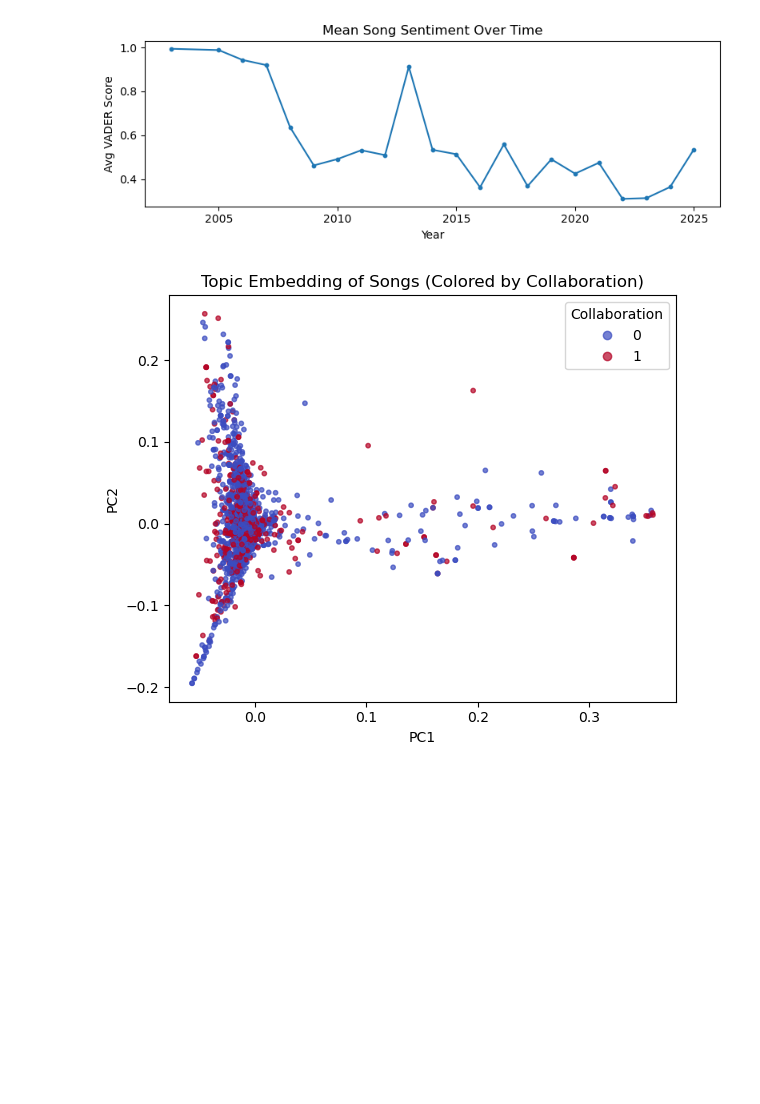
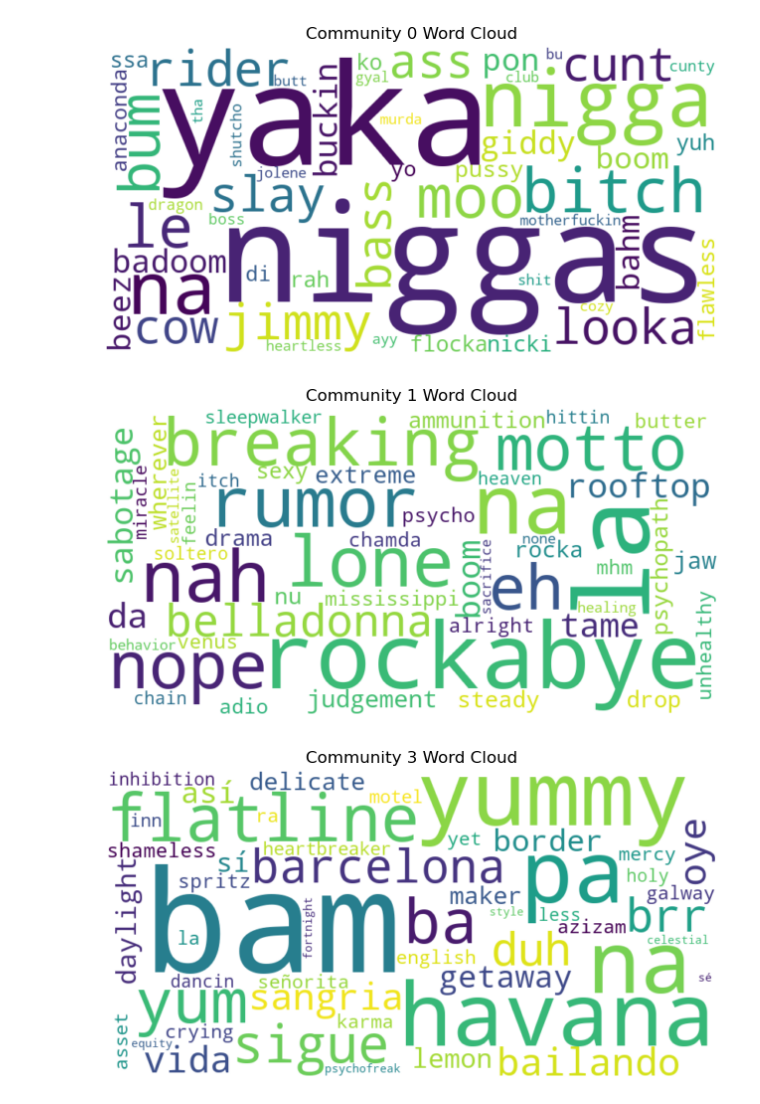
Before and after one commit to Benyla/Final_Assignment_02467, a Jupyter notebook: lyrics_analysis.ipynb, the cells around one changed output. Cells and saved outputs as stored; diff of their text form; code cells hidden in the pictures; blank space fills up the shorter version.

```diff
--- a/lyrics_analysis.ipynb
+++ b/lyrics_analysis.ipynb
@@ -223,60 +0,0 @@ for comm_id in top_communities[:3]:   # pick top 3 for space
-# %%
-import pandas as pd
-import matplotlib.pyplot as plt
-from vaderSentiment.vaderSentiment import SentimentIntensityAnalyzer
-
-analyzer = SentimentIntensityAnalyzer()
-
-df = pd.read_csv("DATA/spotify_genius_data_noduplicates.csv")
-
-# Apply sentiment analysis to each lyric
-df['sentiment'] = df['lyrics'].astype(str).apply(lambda text: analyzer.polarity_scores(text)['compound'])
-
-# Parse dates robustly
-df['year'] = pd.to_datetime(df['release_date'], format='mixed', errors='coerce').dt.year
-
-# Drop rows with missing values
-df = df.dropna(subset=['year', 'sentiment'])
-df['year'] = df['year'].astype(int)
-
-# Group and plot
-yearly = df.groupby('year')['sentiment'].mean()
-plt.figure(figsize=(8,3))
-plt.plot(yearly.index, yearly.values)
-plt.scatter(yearly.index, yearly.values, s=10)
-plt.xlabel("Year"); plt.ylabel("Avg VADER Score")
-plt.title("Mean Song Sentiment Over Time")
-plt.tight_layout()
-plt.show()
-# %% [output]
-[figure, removed]
-# %%
-from sklearn.decomposition import PCA
-import matplotlib.pyplot as plt
-import pandas as pd
-
-# Assume df_tracks holds your original metadata incl. 'is_collaboration'
-# and topic_matrix has the topic embeddings
-
-# Combine topic_matrix and metadata
-topic_df = pd.DataFrame(topic_matrix, columns=[f"topic_{i}" for i in range(topic_matrix.shape[1])])
-topic_df['is_collaboration'] = df['is_collaboration'].values  # make sure it's aligned by row index
-
-# Run PCA
-pca = PCA(n_components=2)
-coords = pca.fit_transform(topic_matrix)
-
-# Plot
-plt.figure(figsize=(6, 5))
-scatter = plt.scatter(coords[:, 0], coords[:, 1],
-                      c=topic_df['is_collaboration'].map({True: 1, False: 0}),
-                      cmap='coolwarm', s=10, alpha=0.7)
-
-plt.xlabel("PC1")
-plt.ylabel("PC2")
-plt.title("Topic Embedding of Songs (Colored by Collaboration)")
-plt.legend(*scatter.legend_elements(), title="Collaboration")
-plt.tight_layout()
-plt.show()
-# %% [output]
-[figure, removed]
@@ -282,0 +89,19 @@ plt.show()
+# %%
+# Word clouds for top communities
+for cid in top_communities[:3]:
+    freqs = tokens_count.query("community_id==@cid and tf_idf>0") \
+                        .nlargest(50, "tf_idf") \
+                        .set_index("token")["tf_idf"].to_dict()
+    if not freqs:
+        continue
+    wc = WordCloud(width=800, height=400, max_words=50,
+                   background_color="white").generate_from_frequencies(freqs)
+    plt.figure(figsize=(8,4))
+    plt.imshow(wc, interpolation="bilinear")
+    plt.axis("off")
+    plt.title(f"Community {cid} Word Cloud")
+    plt.show()
+# %% [output]
+[figure, added]
+[figure, added]
+[figure, added]
```
Also changed, not shown: parts of 7 cells of this notebook, 1 other file.
